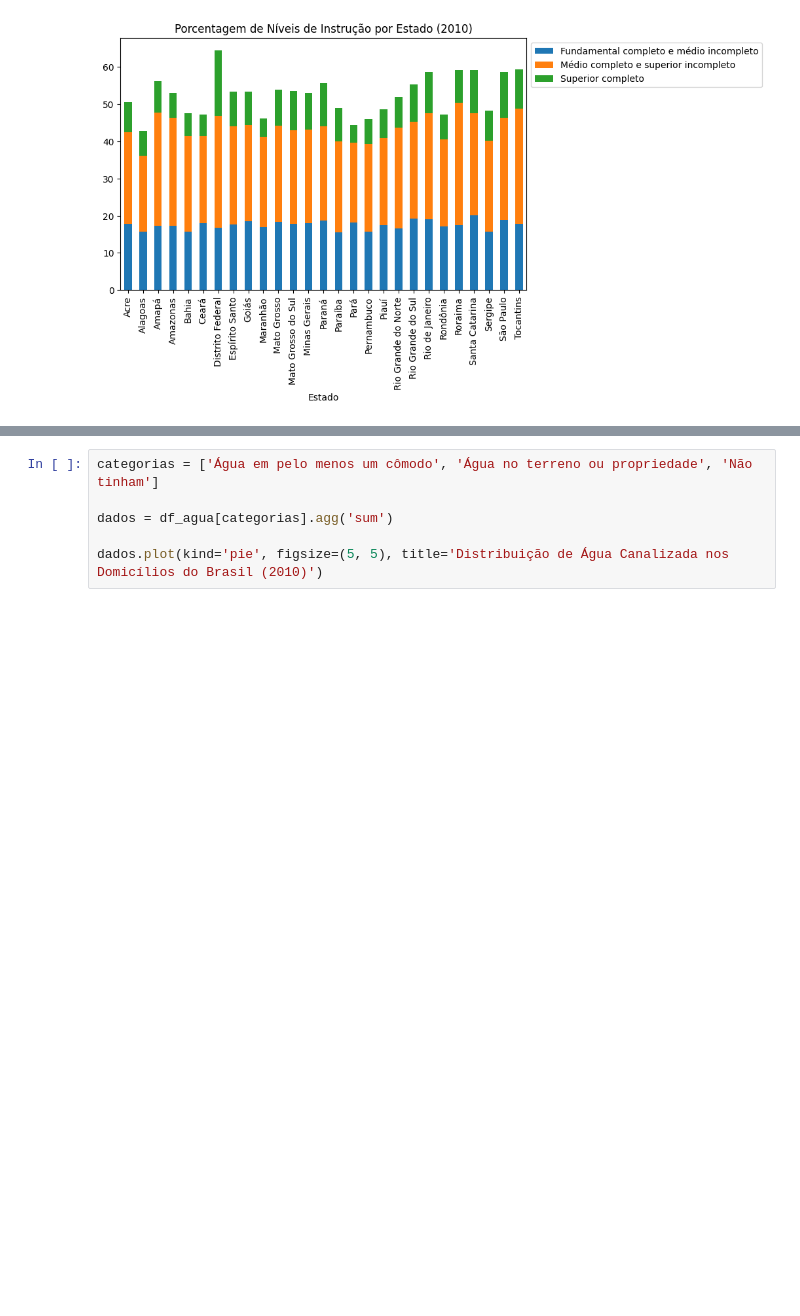
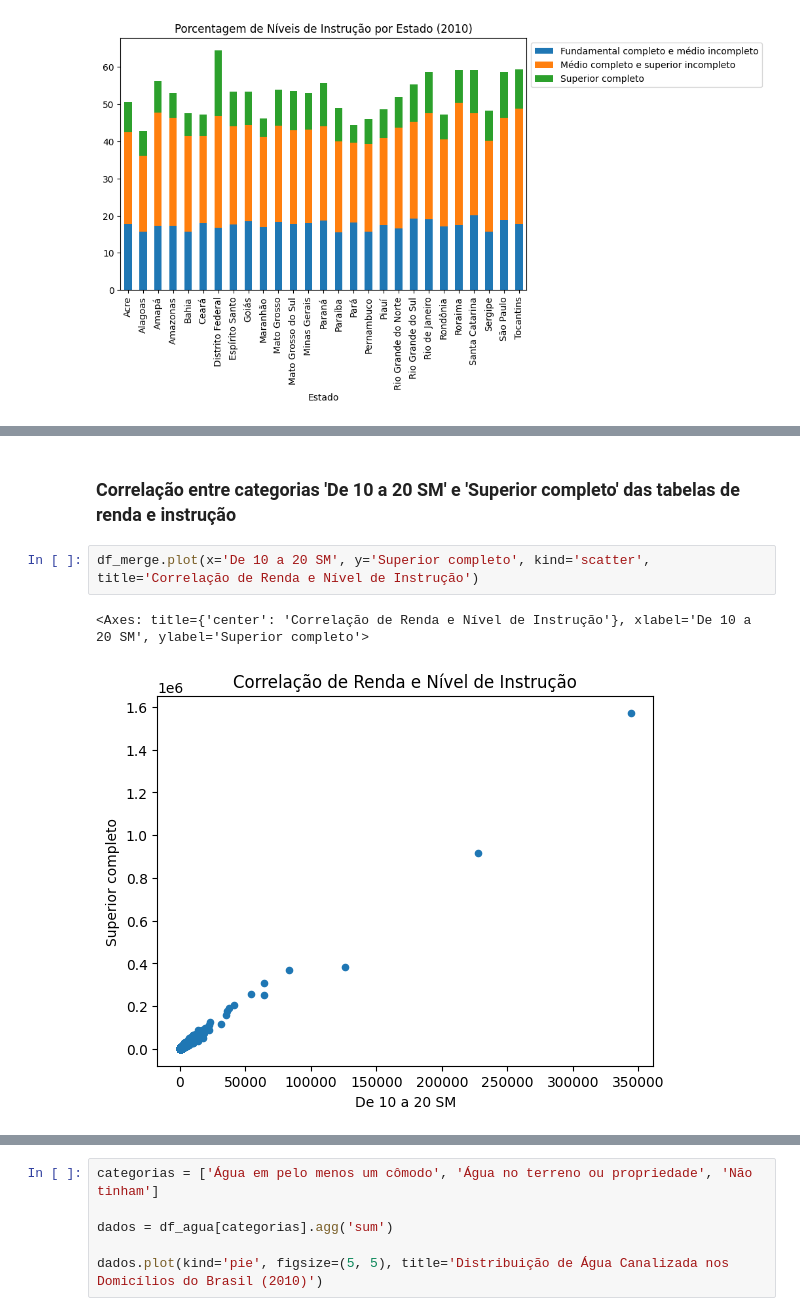
Before and after one commit to gimenezt/AnaliseCenso2010, a Jupyter notebook: C2.LilianGimenezTeixeira.ipynb, the cells around one changed output, grey strips where cells are left out. Drawn from its saved outputs; the diff is of its cells as text; blank space fills up the shorter version.

```diff
--- a/C2.LilianGimenezTeixeira.ipynb
+++ b/C2.LilianGimenezTeixeira.ipynb
@@ -99 +119,8 @@ instrucao_normalizada.plot(kind='bar', stacked=True, figsize=(8,5), title='Porce
+# %% [markdown]
+### Correlação entre categorias 'De 10 a 20 SM' e 'Superior completo' das tabelas de renda e instrução
+# %%
+df_merge.plot(x='De 10 a 20 SM', y='Superior completo', kind='scatter',  title='Correlação de Renda e Nível de Instrução')
+# %% [output]
+<Axes: title={'center': 'Correlação de Renda e Nível de Instrução'}, xlabel='De 10 a 20 SM', ylabel='Superior completo'>
+[figure, added]
 # %% [markdown]
```
Also changed, not shown: parts of 8 cells of this notebook.
